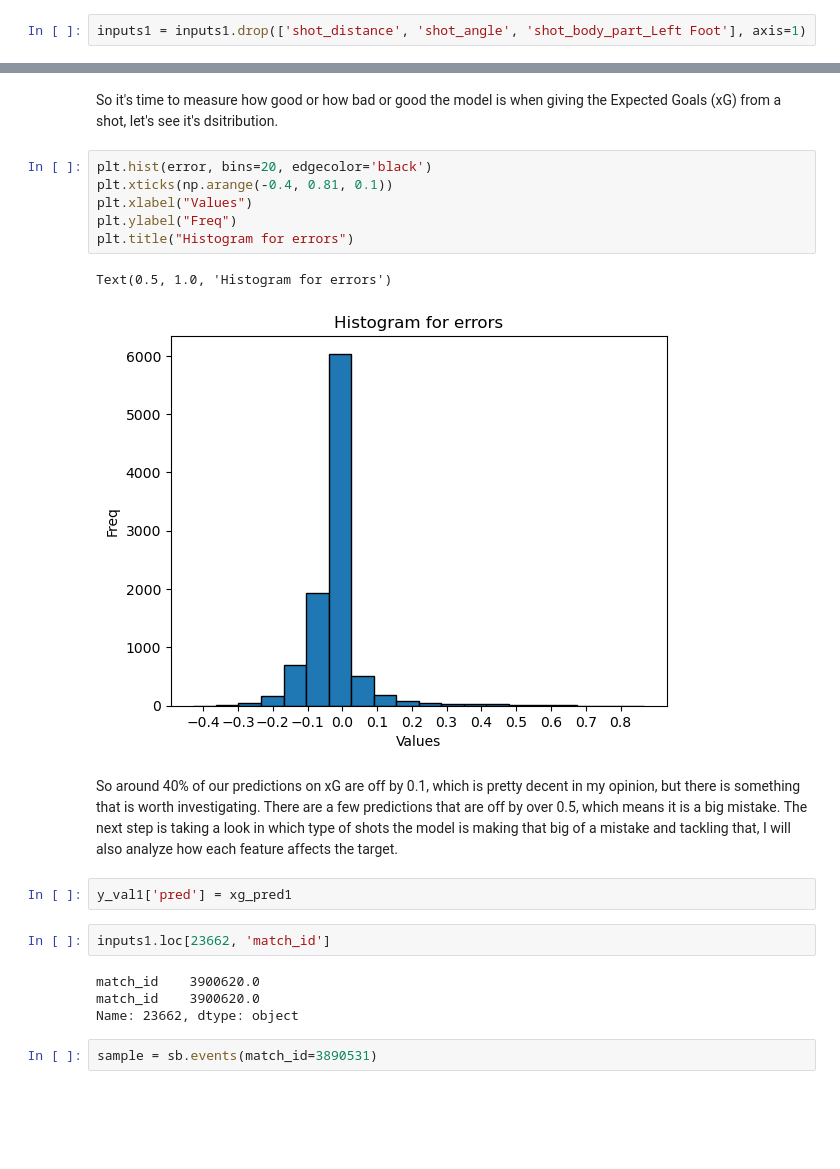
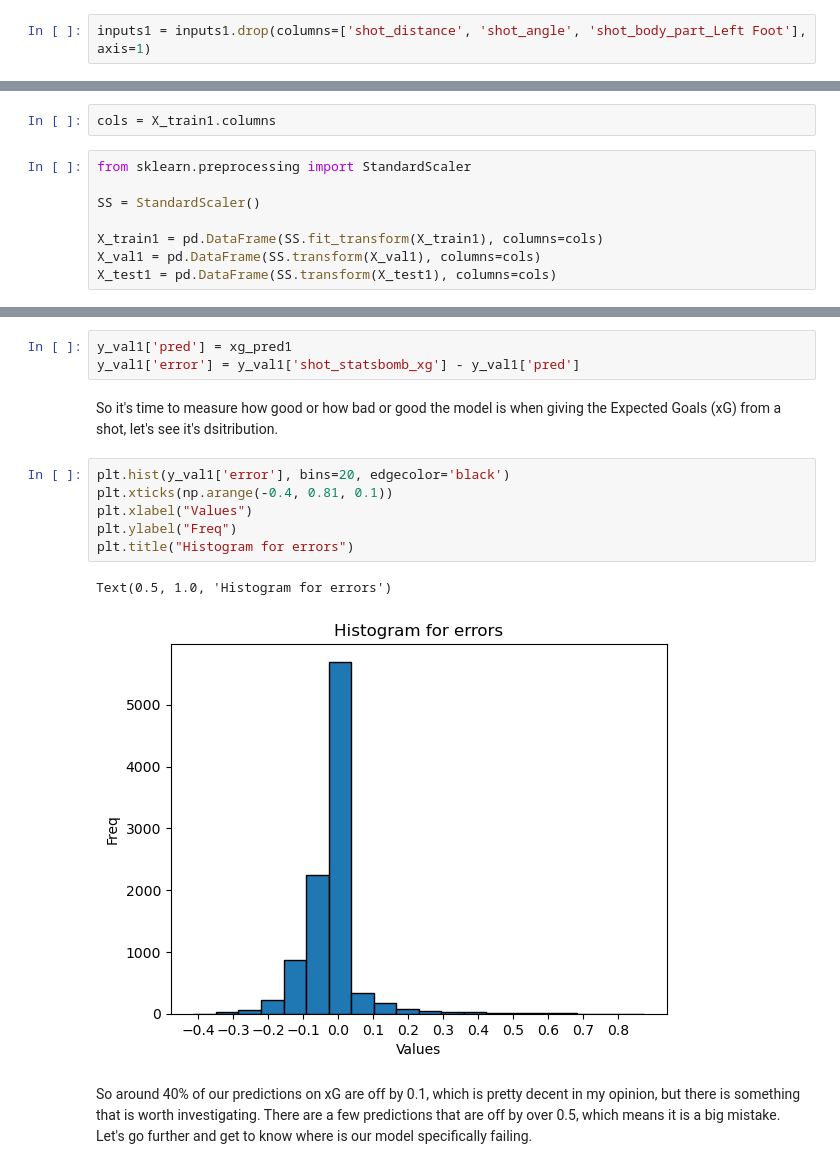
Before and after one commit to juanfortunof/xG-model, a Jupyter notebook: xG.ipynb, the cells around one changed output, grey strips where cells are left out. Cells and saved outputs as stored; diff of their text form; blank space fills up the shorter version.

Commit message:
Getting to find the cause of my model's error

```diff
--- a/xG.ipynb
+++ b/xG.ipynb
@@ -474,7 +474,7 @@ scores_df.iloc[0:15, :]
 # %% [markdown]
 I will just keep the feature that gives the most information between the 2.
 # %%
-inputs1 = inputs1.drop(['shot_distance', 'shot_angle', 'shot_body_part_Left Foot'], axis=1)
+inputs1 = inputs1.drop(columns=['shot_distance', 'shot_angle', 'shot_body_part_Left Foot'], axis=1)
 # %% [markdown]
 Perfect, now it's time to divide into training, validation and testing sets.
 # %%
@@ -485,3 +487,13 @@ X_test1, X_val1, y_test1, y_val1 = train_test_split(X_valtest1, y_valtest1, test
+# %%
+cols = X_train1.columns
+# %%
+from sklearn.preprocessing import StandardScaler
+
+SS = StandardScaler()
+
+X_train1 = pd.DataFrame(SS.fit_transform(X_train1), columns=cols)
+X_val1 = pd.DataFrame(SS.transform(X_val1), columns=cols)
+X_test1 = pd.DataFrame(SS.transform(X_test1), columns=cols)
 # %% [markdown]
 Let's train the model, see how good is classifying and then measure how off are we from the xg that statsbomb provides.
 # %%
@@ -510,23 +508,16 @@ error = y_val1['shot_statsbomb_xg'] - xg_pred1
+# %%
+y_val1['pred'] = xg_pred1
+y_val1['error'] = y_val1['shot_statsbomb_xg'] - y_val1['pred']
 # %% [markdown]
 So it's time to measure how good or how bad or good the model is when giving the Expected Goals (xG) from a shot, let's see it's dsitribution.
 # %%
-plt.hist(error, bins=20, edgecolor='black')
+plt.hist(y_val1['error'], bins=20, edgecolor='black')
 plt.xticks(np.arange(-0.4, 0.81, 0.1))
 plt.xlabel("Values")
 plt.ylabel("Freq")
 plt.title("Histogram for errors")
 # %% [output]
 Text(0.5, 1.0, 'Histogram for errors')
-[figure, old version]
+[figure, new version]
 # %% [markdown]
-So around 40% of our predictions on xG are off by 0.1, which is pretty decent in my opinion, but there is something that is worth investigating. There are a few predictions that are off by over 0.5, which means it is a big mistake. The next step is taking a look in which type of shots the model is making that big of a mistake and tackling that, I will also analyze how each feature affects the target.
+So around 40% of our predictions on xG are off by 0.1, which is pretty decent in my opinion, but there is something that is worth investigating. There are a few predictions that are off by over 0.5, which means it is a big mistake. Let's go further and get to know where is our model specifically failing.
-# %%
-y_val1['pred'] = xg_pred1
-# %%
-inputs1.loc[23662, 'match_id']
-# %% [output]
-match_id    3900620.0
-match_id    3900620.0
-Name: 23662, dtype: object
-# %%
-sample = sb.events(match_id=3890531)
```
Also changed, not shown: parts of 26 cells of this notebook.
